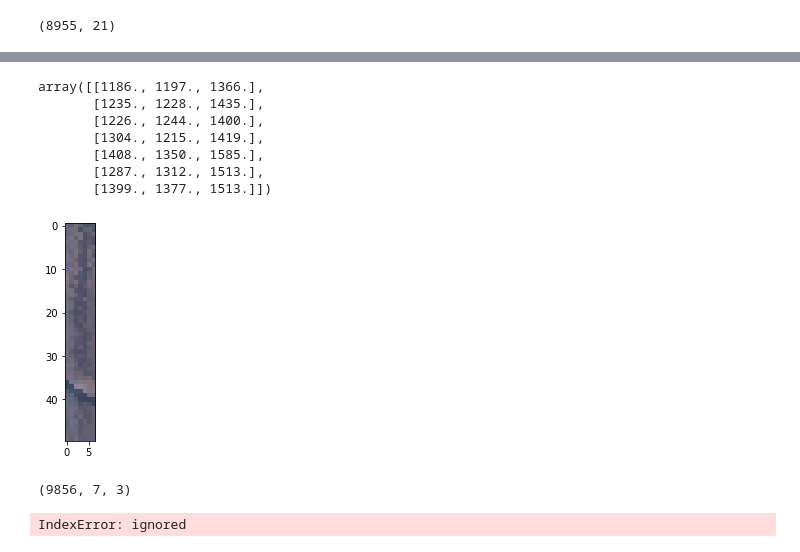
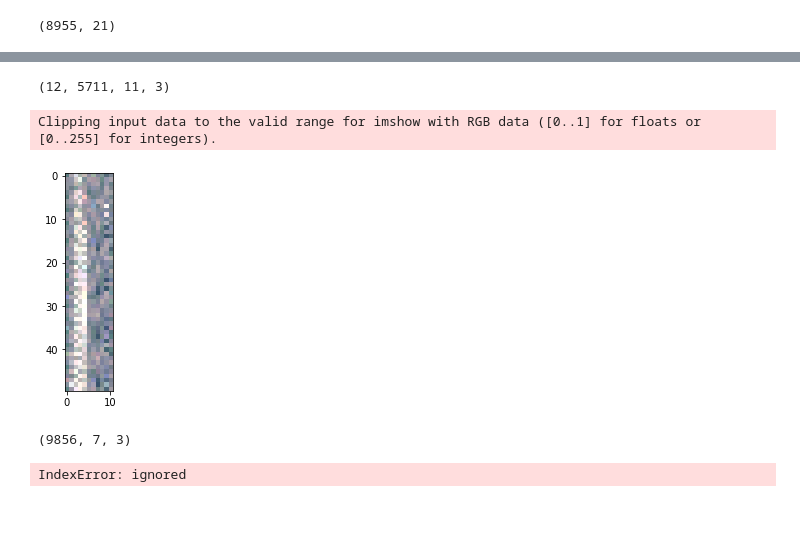
Before and after one commit to oqbrady/Sentinel2_Traffic, a Jupyter notebook: Notebooks/04-08-21_Template_pixs.ipynb, the cells around one changed output, grey strips where cells are left out. Drawn from its saved outputs; the diff is of its cells as text; code cells hidden in the pictures; blank space fills up the shorter version.

```diff
--- a/Notebooks/04-08-21_Template_pixs.ipynb
+++ b/Notebooks/04-08-21_Template_pixs.ipynb
@@ -27,8 +27,8 @@ CA = (43, 6569, 11, 3)
 # %%
 os.mkdir("Rois/Roi_5/greedy_a")
 # %%
-prefix = "/content/drive/MyDrive/Winter_Research/Rois/Roi_1/sent_cloud_90p_raw/"
-save_path = "/content/drive/MyDrive/Winter_Research/Rois/Roi_1/greedy_a/"
+prefix = "/content/drive/MyDrive/Winter_Research/Rois/Roi_5/sent_cloud_90p_raw/"
+save_path = "/content/drive/MyDrive/Winter_Research/Rois/Roi_5/greedy_a/"
 # %%
 imgs = os.listdir(prefix)
 # %%
@@ -232,12 +218,10 @@ save_img.shape
+# %%
+x  = imgs.reshape(-1, 5711, 11, 3)
+# %%
+x.shape
+# %% [output]
+(12, 5711, 11, 3)
 # %%
-disp_road = (255*(insert_pixs_img / 3000)).astype(int)
+disp_road = (255*(x[0] / 2000)).astype(int)
 # %%
-insert_pixs_img[4000]
+insert_pixs_img[000]
-# %% [output]
-array([[1186., 1197., 1366.],
-       [1235., 1228., 1435.],
-       [1226., 1244., 1400.],
-       [1304., 1215., 1419.],
-       [1408., 1350., 1585.],
-       [1287., 1312., 1513.],
-       [1399., 1377., 1513.]])
@@ -244,14 +230,15 @@ array([[1186., 1197., 1366.],
 # %%
-plt.imshow(disp_road[5000:5050])
+plt.imshow(disp_road[3000:3050])
 plt.show()
 # plt.imshow(disp_road[8000:8001])
 # plt.show()
 # %% [output]
+Clipping input data to the valid range for imshow with RGB data ([0..1] for floats or [0..255] for integers).
-[figure, old version]
+[figure, new version]
-# %%
-disp_road.shape
-# %% [output]
-(9856, 7, 3)
+# %%
+››disp_road.shape
+# %% [output]
+(9856, 7, 3)
 # %%
 for i in range(disp_road.shape[1]):
   print(np.mean(insert_pixs_img[insert_pixs_img != np.nan][:, i, 0]))
```
Also changed, not shown: parts of 4 cells of this notebook, 7 other files.
